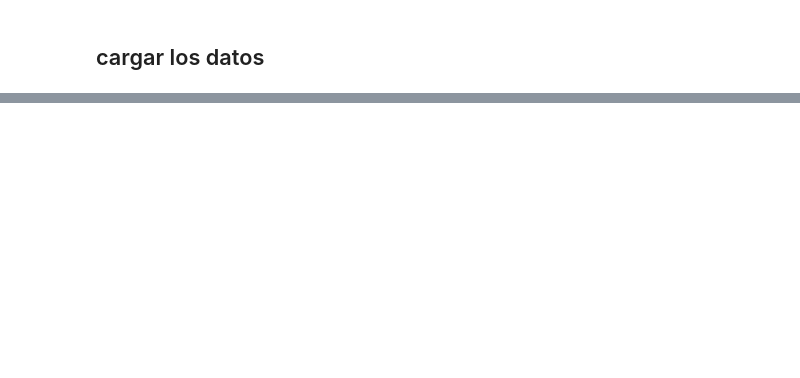
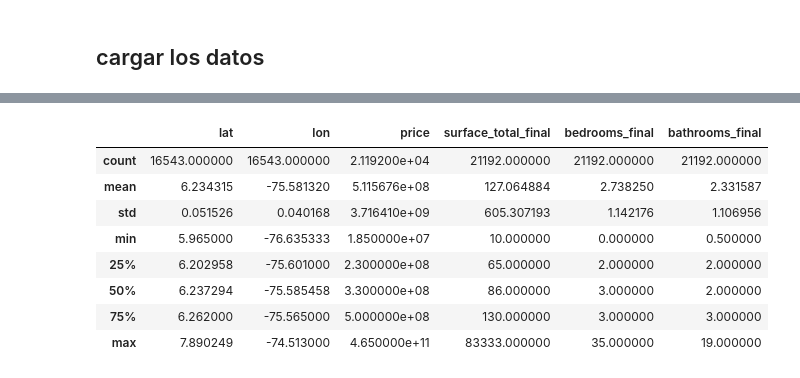
Before and after one commit to andresgonzalezrpo/habidata, a Jupyter notebook: proyecto.ipynb, the cells around one changed output, grey strips where cells are left out. Saved outputs shown, nothing was run; the diff lists cells and outputs as text; code cells hidden in the pictures; blank space fills up the shorter version.

```diff
--- a/proyecto.ipynb
+++ b/proyecto.ipynb
@@ -42,18 +84,13 @@ df.head()
 # %%
 # Descripción estadística del dataset
-df.describe()
-
-# Visualización de la distribución de variables
-#sns.pairplot(df)
-df[['surface_total_final', 'bedrooms_final', 'bathrooms_final', 'l3_final', 'l4_final']].head(2)
-x=pd.DataFrame(df['s1'])
-y=df['s2']
-model.fit(x, y)
-
-# Predicción
-y_pred = model.predict(x)
-
-sns.lineplot(x='s1', y=y_pred, data=df, color='green', label='y=a+bx')
-sns.scatterplot(x='s1', y='s2', data=df, )
-#plt.savefig('scatterplot.png')
-plt.show()
+data.describe()
+# %% [output]
+|  | lat | lon | price | surface_total_final | bedrooms_final | bathrooms_final |
+| count | 16543.000000 | 16543.000000 | 2.119200e+04 | 21192.000000 | 21192.000000 | 21192.000000 |
+| mean | 6.234315 | -75.581320 | 5.115676e+08 | 127.064884 | 2.738250 | 2.331587 |
+| std | 0.051526 | 0.040168 | 3.716410e+09 | 605.307193 | 1.142176 | 1.106956 |
+| min | 5.965000 | -76.635333 | 1.850000e+07 | 10.000000 | 0.000000 | 0.500000 |
+| 25% | 6.202958 | -75.601000 | 2.300000e+08 | 65.000000 | 2.000000 | 2.000000 |
+| 50% | 6.237294 | -75.585458 | 3.300000e+08 | 86.000000 | 3.000000 | 2.000000 |
+| 75% | 6.262000 | -75.565000 | 5.000000e+08 | 130.000000 | 3.000000 | 3.000000 |
+| max | 7.890249 | -74.513000 | 4.650000e+11 | 83333.000000 | 35.000000 | 19.000000 |
```
Also changed, not shown: parts of 10 cells of this notebook, 4 other files.
